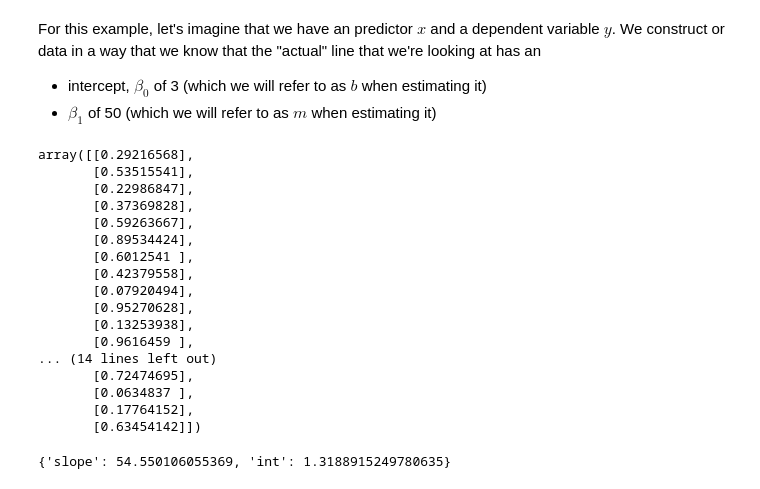
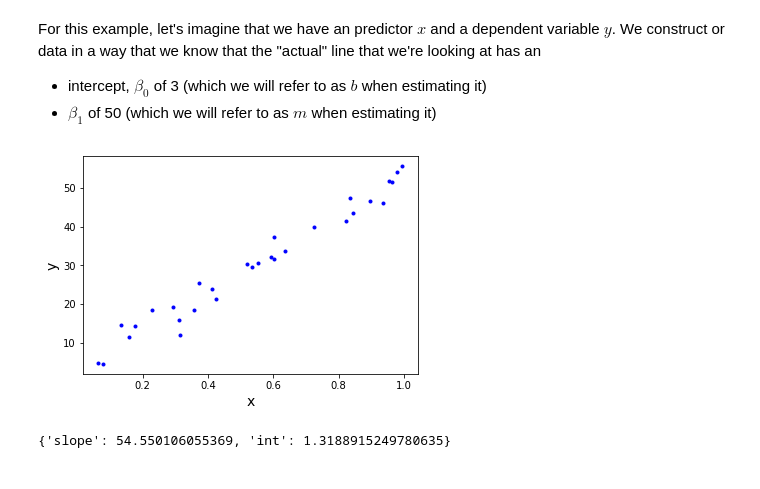
Before and after one commit to dlm6693/dsc-2-14-10-introduction-to-gradient-descent-nyc-ds-career-031119, a Jupyter notebook: index.ipynb, the cells around one changed output. Drawn from its saved outputs; the diff is of its cells as text; code cells hidden in the pictures.

```diff
--- a/index.ipynb
+++ b/index.ipynb
@@ -23,36 +23,19 @@ For this example, let's imagine that we have an predictor $x$ and a dependent va
 # %%
 import numpy as np
 import matplotlib.pyplot as plt
 np.random.seed(225)
 
-x = np.random.rand(30, 1)
-x
-# y_randterm = np.random.normal(0,3,30)
-# y = 3+ 50* x + y_randterm
+x = np.random.rand(30, 1).reshape(30)
+y_randterm = np.random.normal(0,3,30)
+y = 3+ 50* x + y_randterm
 
-# plt.plot(x, y, '.b')
-# plt.xlabel("x", fontsize=14)
-# plt.ylabel("y", fontsize=14);
+plt.plot(x, y, '.b')
+plt.xlabel("x", fontsize=14)
+plt.ylabel("y", fontsize=14);
 
-# data = np.array([x, y])
+data = np.array([x, y])
 # %% [output]
-array([[0.29216568],
-       [0.53515541],
-       [0.22986847],
-       [0.37369828],
-       [0.59263667],
-       [0.89534424],
-       [0.6012541 ],
-       [0.42379558],
-       [0.07920494],
-       [0.95270628],
-       [0.13253938],
-       [0.9616459 ],
-... (14 lines left out)
-       [0.72474695],
-       [0.0634837 ],
-       [0.17764152],
-       [0.63454142]])
+[figure, added]
 # %%
 from linear_equations import build_regression_line
 # %%
```
